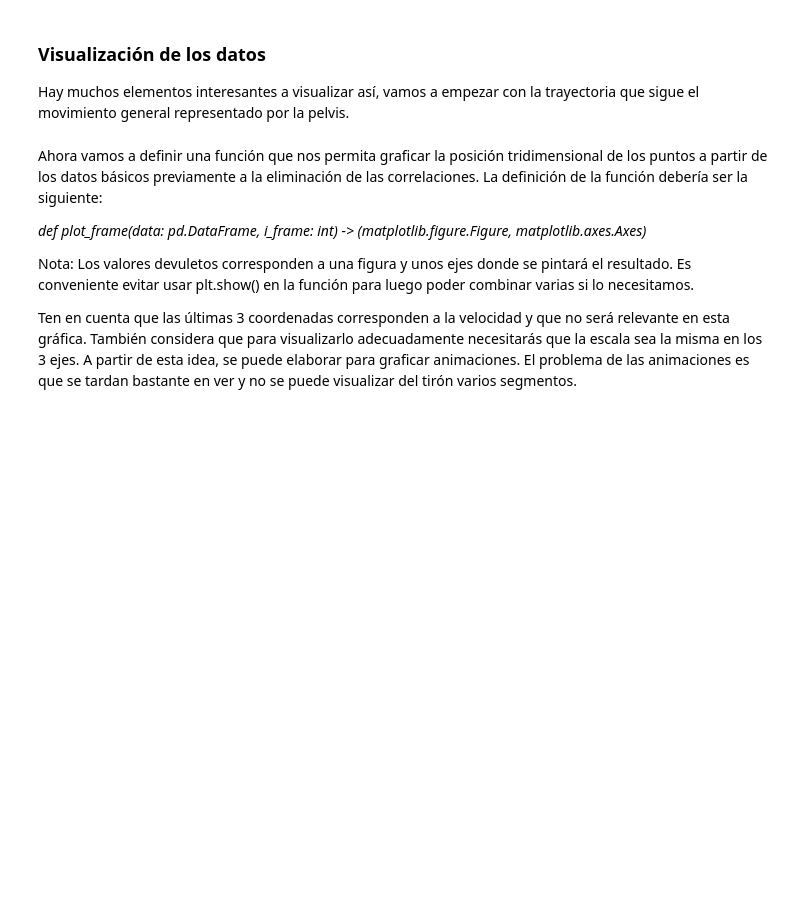
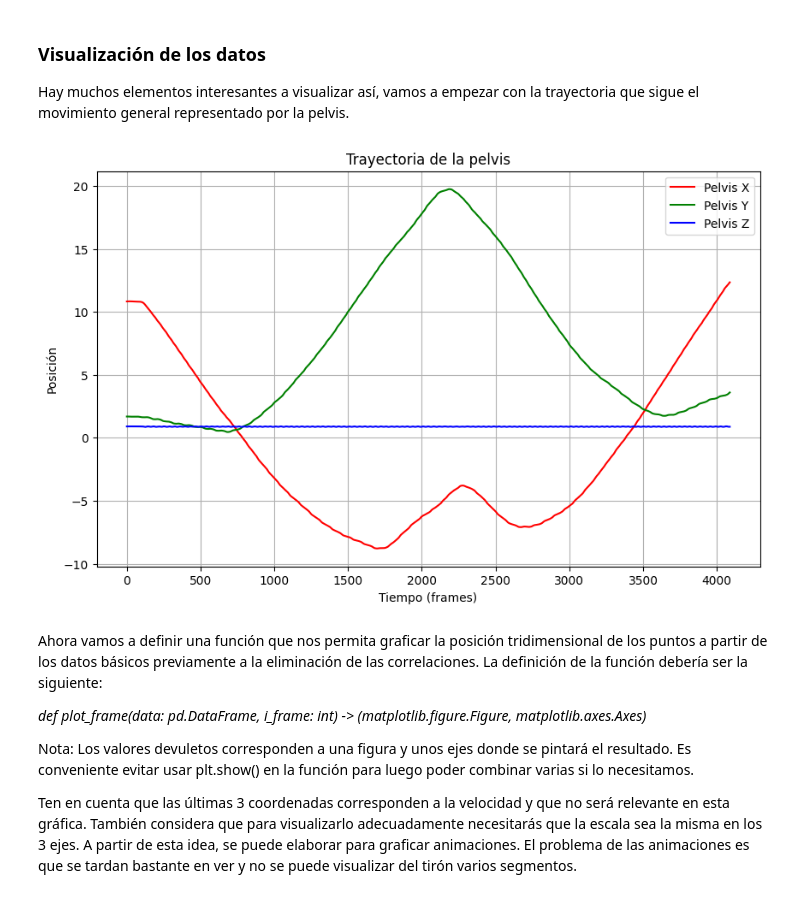
Before and after one commit to VictorLG89/PruebasProgreso, a Jupyter notebook: Prueba_de_progreso_2/notebook_procesamiento_señal_vacío.ipynb, the cells around one changed output. Cells and saved outputs as stored; diff of their text form; code cells hidden in the pictures; blank space fills up the shorter version.

```diff
--- a/Prueba_de_progreso_2/notebook_procesamiento_señal_vacío.ipynb
+++ b/Prueba_de_progreso_2/notebook_procesamiento_señal_vacío.ipynb
@@ -49,6 +91,24 @@ Como puede verse todavía hay elementos que están muy correlacionados entre sí
 # %% [markdown]
 ### Visualización de los datos
 Hay muchos elementos interesantes a visualizar así, vamos a empezar con la trayectoria que sigue el movimiento general representado por la pelvis.
+# %%
+# Graficar la trayectoria de la pelvis
+plt.figure(figsize=(10, 6))
+
+# Coordenadas X, Y, Z de la pelvis (asumiendo que están en las primeras tres columnas)
+plt.plot(s_05_03.iloc[:, 0], label='Pelvis X', color='r')
+plt.plot(s_05_03.iloc[:, 1], label='Pelvis Y', color='g')
+plt.plot(s_05_03.iloc[:, 2], label='Pelvis Z', color='b')
+
+# Configuración del gráfico
+plt.title("Trayectoria de la pelvis")
+plt.xlabel("Tiempo (frames)")
+plt.ylabel("Posición")
+plt.legend()
+plt.grid()
+plt.show()
+# %% [output]
+[figure, added]
 # %% [markdown]
 Ahora vamos a definir una función que nos permita graficar la posición tridimensional de los puntos a partir de los datos básicos previamente a la eliminación de las correlaciones. La definición de la función debería ser la siguiente:
 
```
Also changed, not shown: parts of 10 cells of this notebook.
